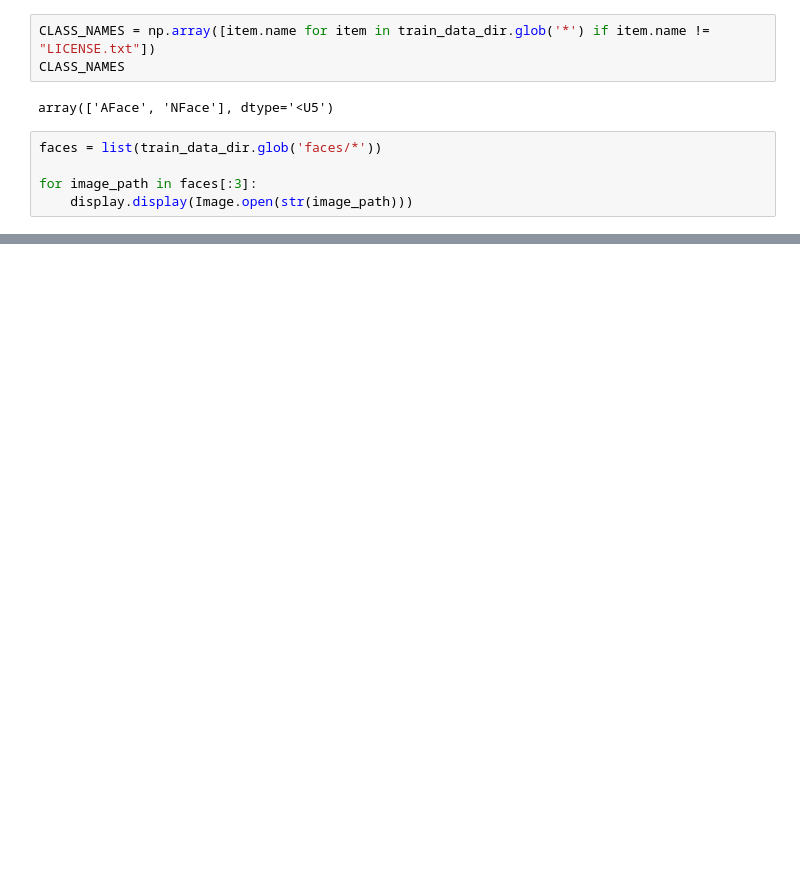
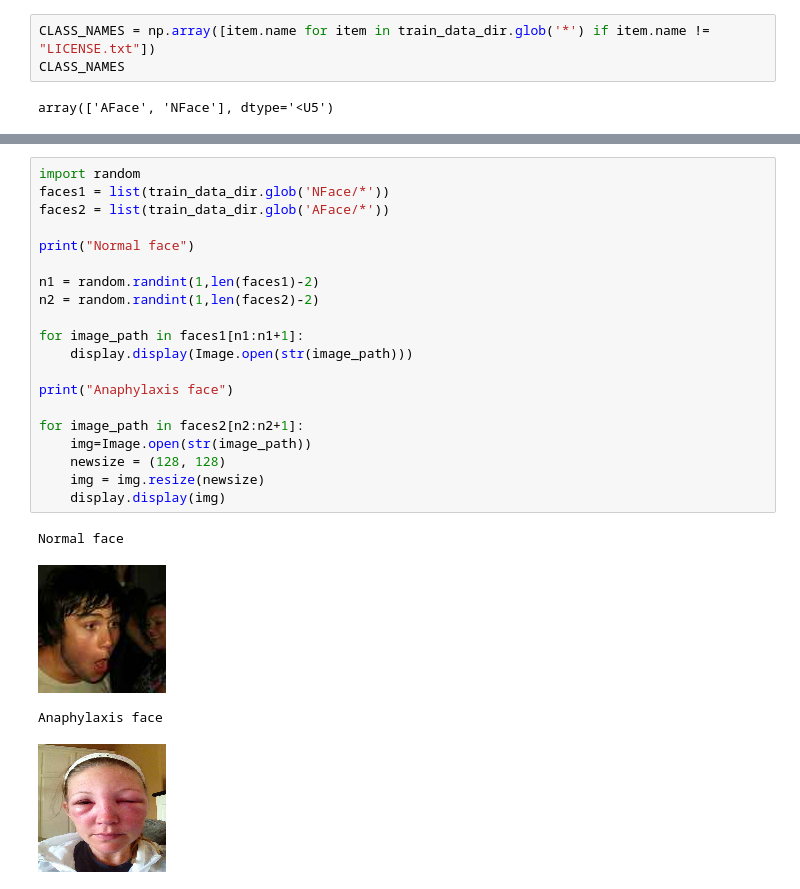
Before and after one commit to altaga/Anaphylactic-Skin-Reaction-Detection-during-Chemotherapy, a Jupyter notebook: Jupyter Notebook/Anaphylactic Skin Reaction Detection during Chemotherapy.ipynb, the cells around one changed output, grey strips where cells are left out. Cells and saved outputs as stored; diff of their text form; blank space fills up the shorter version.

```diff
--- a/Jupyter Notebook/Anaphylactic Skin Reaction Detection during Chemotherapy.ipynb
+++ b/Jupyter Notebook/Anaphylactic Skin Reaction Detection during Chemotherapy.ipynb
@@ -21,8 +39,3 @@ CLASS_NAMES = np.array([item.name for item in train_data_dir.glob('*') if item.n
 CLASS_NAMES
 # %% [output]
 array(['AFace', 'NFace'], dtype='<U5')
-# %%
-faces = list(train_data_dir.glob('faces/*'))
-
-for image_path in faces[:3]:
-    display.display(Image.open(str(image_path)))
@@ -28,0 +46,25 @@ for image_path in faces[:3]:
+# %%
+import random
+faces1 = list(train_data_dir.glob('NFace/*'))
+faces2 = list(train_data_dir.glob('AFace/*'))
+
+print("Normal face")
+
+n1 = random.randint(1,len(faces1)-2)
+n2 = random.randint(1,len(faces2)-2)
+
+for image_path in faces1[n1:n1+1]:
+    display.display(Image.open(str(image_path)))
+
+print("Anaphylaxis face")
+
+for image_path in faces2[n2:n2+1]:
+    img=Image.open(str(image_path))
+    newsize = (128, 128)
+    img = img.resize(newsize)
+    display.display(img)
+# %% [output]
+Normal face
+[figure, added]
+Anaphylaxis face
+[figure, added]
```
Also changed, not shown: parts of 29 cells of this notebook, 6 other files.
